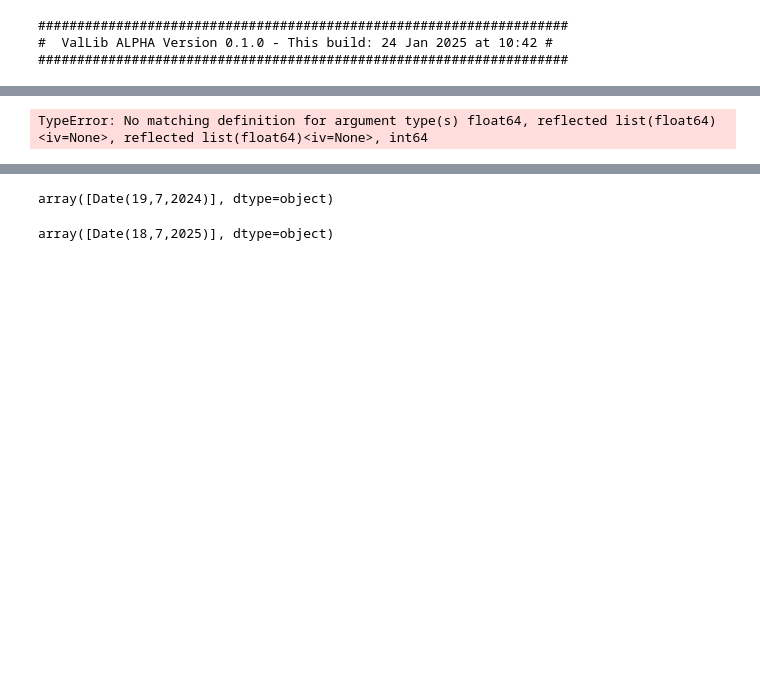
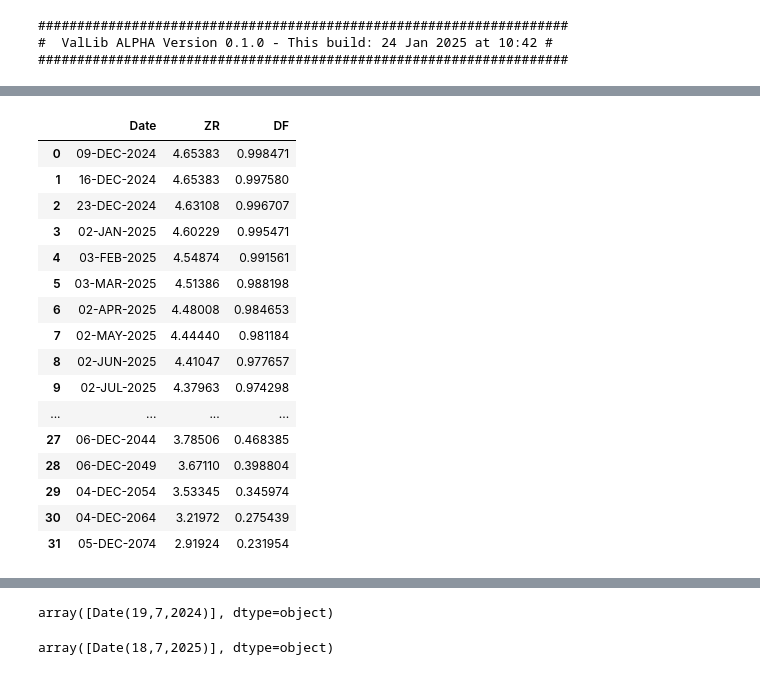
Before and after one commit to Mxyzptlk-Z/NEMESIS, a Jupyter notebook: unit_test/sofr irs -FI.ipynb, the cells around one changed output, grey strips where cells are left out. Saved outputs shown, nothing was run; the diff lists cells and outputs as text; code cells hidden in the pictures; blank space fills up the shorter version.

```diff
--- a/unit_test/sofr irs -FI.ipynb
+++ b/unit_test/sofr irs -FI.ipynb
@@ -41,4 +79,20 @@ curve = OISCurve.build_curve_from_ql(value_dt, discount_curve.curve)
 # %%
-curve.print_table(payment_dt=Date(27,12,2024))
+curve.print_table(payment_dt=payment_dates)
 # %% [output]
-TypeError: No matching definition for argument type(s) float64, reflected list(float64)<iv=None>, reflected list(float64)<iv=None>, int64
+|  | Date | ZR | DF |
+| 0 | 09-DEC-2024 | 4.65383 | 0.998471 |
+| 1 | 16-DEC-2024 | 4.65383 | 0.997580 |
+| 2 | 23-DEC-2024 | 4.63108 | 0.996707 |
+| 3 | 02-JAN-2025 | 4.60229 | 0.995471 |
+| 4 | 03-FEB-2025 | 4.54874 | 0.991561 |
+| 5 | 03-MAR-2025 | 4.51386 | 0.988198 |
+| 6 | 02-APR-2025 | 4.48008 | 0.984653 |
+| 7 | 02-MAY-2025 | 4.44440 | 0.981184 |
+| 8 | 02-JUN-2025 | 4.41047 | 0.977657 |
+| 9 | 02-JUL-2025 | 4.37963 | 0.974298 |
+| ... | ... | ... | ... |
+| 27 | 06-DEC-2044 | 3.78506 | 0.468385 |
+| 28 | 06-DEC-2049 | 3.67110 | 0.398804 |
+| 29 | 04-DEC-2054 | 3.53345 | 0.345974 |
+| 30 | 04-DEC-2064 | 3.21972 | 0.275439 |
+| 31 | 05-DEC-2074 | 2.91924 | 0.231954 |
```
Also changed, not shown: parts of 16 cells of this notebook, 5 other files.
